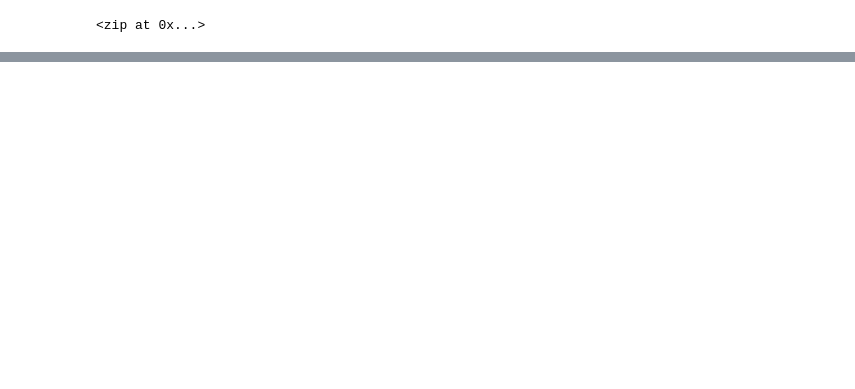
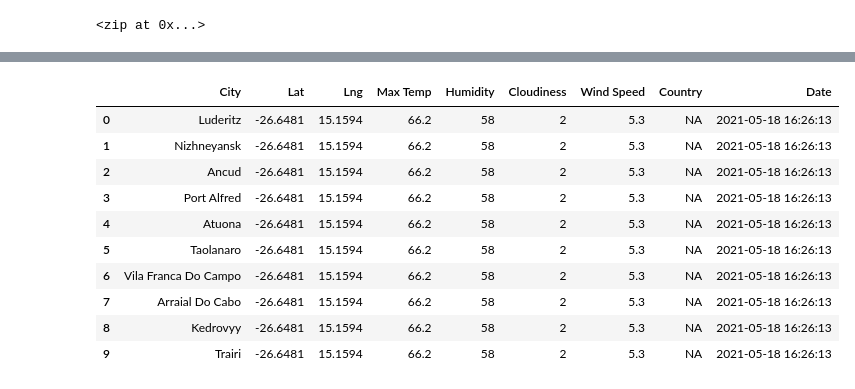
Before and after one commit to Komal77rao/World_weather_analysis, a Jupyter notebook: WeatherPy.ipynb, the cells around one changed output, grey strips where cells are left out. Drawn from its saved outputs; the diff is of its cells as text; code cells hidden in the pictures; blank space fills up the shorter version.

```diff
--- a/WeatherPy.ipynb
+++ b/WeatherPy.ipynb
@@ -76,0 +168,16 @@ len(cities)
+# %%
+# Convert the array of dictionaries to a Pandas DataFrame.
+city_data_df = pd.DataFrame(city_data)
+city_data_df.head(10)
+# %% [output]
+|  | City | Lat | Lng | Max Temp | Humidity | Cloudiness | Wind Speed | Country | Date |
+| 0 | Luderitz | -26.6481 | 15.1594 | 66.2 | 58 | 2 | 5.3 | NA | 2021-05-18 16:26:13 |
+| 1 | Nizhneyansk | -26.6481 | 15.1594 | 66.2 | 58 | 2 | 5.3 | NA | 2021-05-18 16:26:13 |
+| 2 | Ancud | -26.6481 | 15.1594 | 66.2 | 58 | 2 | 5.3 | NA | 2021-05-18 16:26:13 |
+| 3 | Port Alfred | -26.6481 | 15.1594 | 66.2 | 58 | 2 | 5.3 | NA | 2021-05-18 16:26:13 |
+| 4 | Atuona | -26.6481 | 15.1594 | 66.2 | 58 | 2 | 5.3 | NA | 2021-05-18 16:26:13 |
+| 5 | Taolanaro | -26.6481 | 15.1594 | 66.2 | 58 | 2 | 5.3 | NA | 2021-05-18 16:26:13 |
+| 6 | Vila Franca Do Campo | -26.6481 | 15.1594 | 66.2 | 58 | 2 | 5.3 | NA | 2021-05-18 16:26:13 |
+| 7 | Arraial Do Cabo | -26.6481 | 15.1594 | 66.2 | 58 | 2 | 5.3 | NA | 2021-05-18 16:26:13 |
+| 8 | Kedrovyy | -26.6481 | 15.1594 | 66.2 | 58 | 2 | 5.3 | NA | 2021-05-18 16:26:13 |
+| 9 | Trairi | -26.6481 | 15.1594 | 66.2 | 58 | 2 | 5.3 | NA | 2021-05-18 16:26:13 |
```
Also changed, not shown: parts of 18 cells of this notebook, 2 other files.
